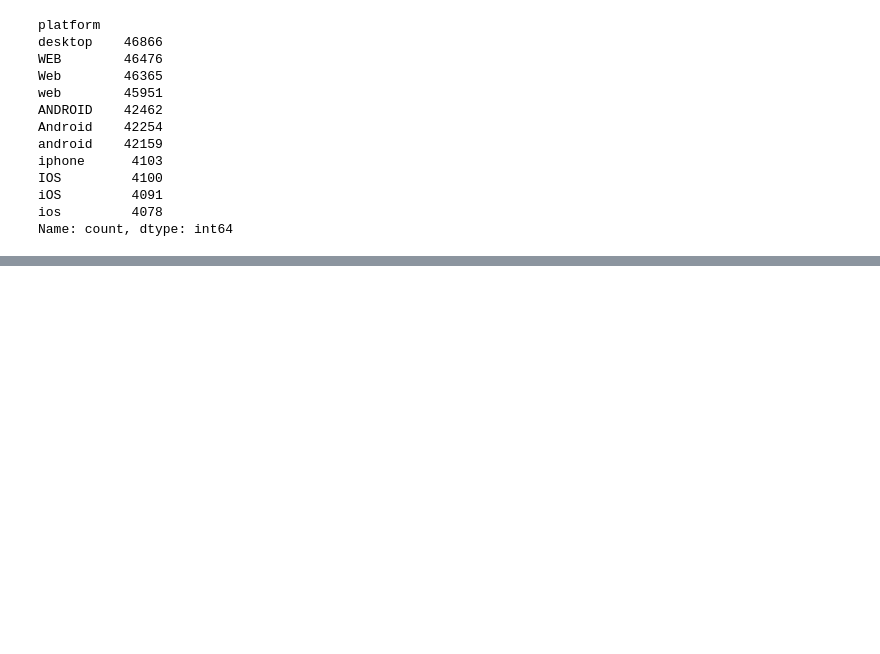
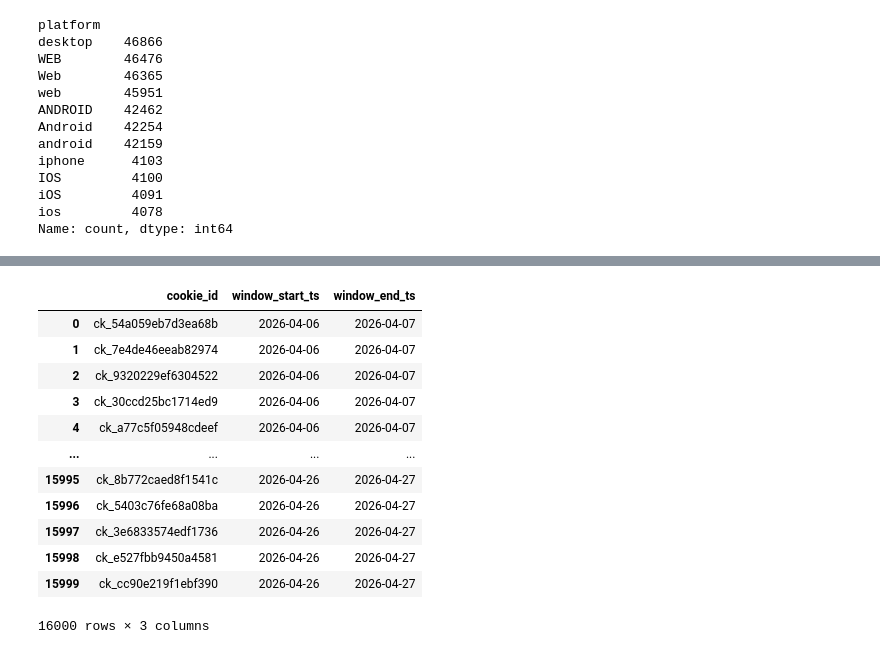
Before and after one commit to Nochami4/avito-bot-detection, a Jupyter notebook: solution.ipynb, the cells around one changed output, grey strips where cells are left out. Cells and saved outputs as stored; diff of their text form; code cells hidden in the pictures; blank space fills up the shorter version.

```diff
--- a/solution.ipynb
+++ b/solution.ipynb
@@ -210,0 +255,30 @@ platform_event_stat
+# %%
+window_columns = [
+    "cookie_id",
+    "window_start_ts",
+    "window_end_ts"
+]
+
+cookie_windows = pd.concat(
+    [
+    train[window_columns],
+    test[window_columns],
+    ],
+    ignore_index=True
+)
+
+cookie_windows
+# %% [output]
+|  | cookie_id | window_start_ts | window_end_ts |
+| 0 | ck_54a059eb7d3ea68b | 2026-04-06 | 2026-04-07 |
+| 1 | ck_7e4de46eeab82974 | 2026-04-06 | 2026-04-07 |
+| 2 | ck_9320229ef6304522 | 2026-04-06 | 2026-04-07 |
+| 3 | ck_30ccd25bc1714ed9 | 2026-04-06 | 2026-04-07 |
+| 4 | ck_a77c5f05948cdeef | 2026-04-06 | 2026-04-07 |
+| ... | ... | ... | ... |
+| 15995 | ck_8b772caed8f1541c | 2026-04-26 | 2026-04-27 |
+| 15996 | ck_5403c76fe68a08ba | 2026-04-26 | 2026-04-27 |
+| 15997 | ck_3e6833574edf1736 | 2026-04-26 | 2026-04-27 |
+| 15998 | ck_e527fbb9450a4581 | 2026-04-26 | 2026-04-27 |
+| 15999 | ck_cc90e219f1ebf390 | 2026-04-26 | 2026-04-27 |
+16000 rows × 3 columns
```
Also changed, not shown: parts of 14 cells of this notebook.
